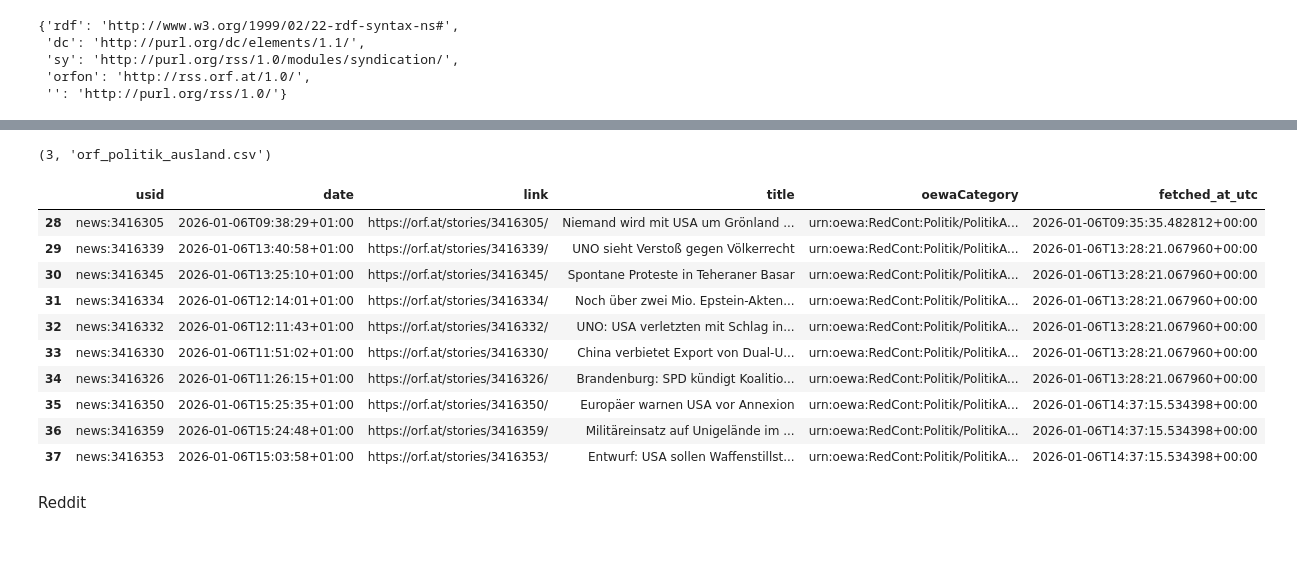
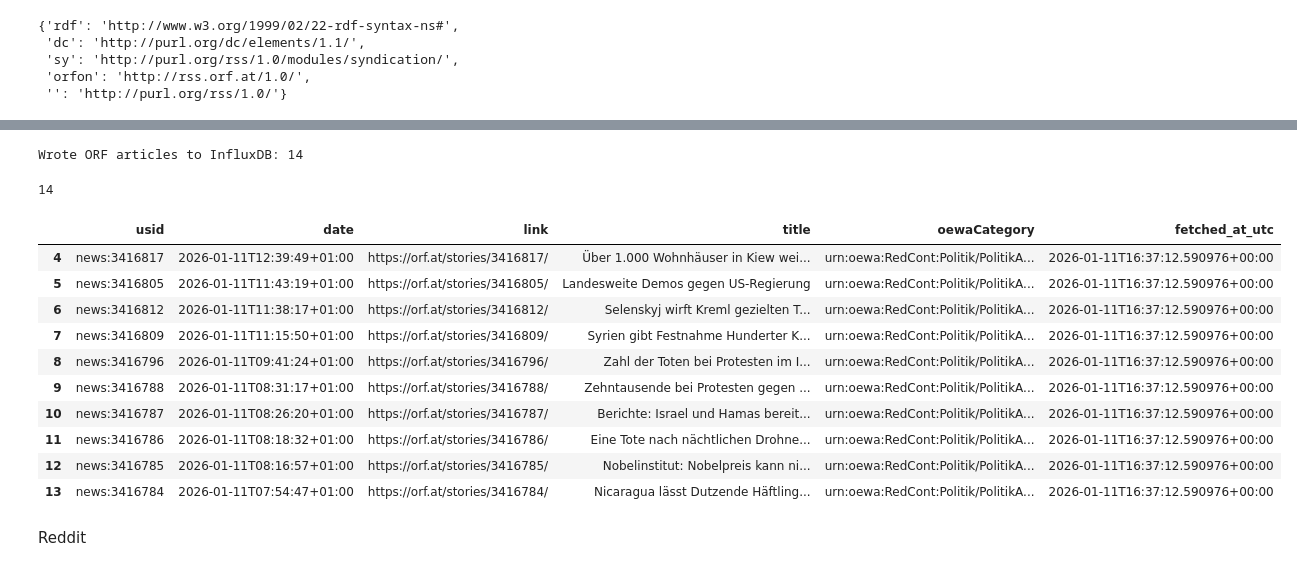
Before and after one commit to m2802h/BigData, a Jupyter notebook: Webscaping.ipynb, the cells around one changed output, grey strips where cells are left out. Drawn from its saved outputs; the diff is of its cells as text; code cells hidden in the pictures.

```diff
--- a/Webscaping.ipynb
+++ b/Webscaping.ipynb
@@ -277,52 +238,38 @@ counts.most_common(10)
 # %%
-# Cell 8 - append only new items to CSV
-FIELDNAMES = ["usid", "date", "link", "title", "oewaCategory", "fetched_at_utc"]
+# Cell 8 - DB-only: keep only new items + write to InfluxDB
+from influx_io import write_orf_articles
 
-def append_new_items(csv_path: str, items: list[dict], seen: set[str]) -> int:
-    is_new_file = not os.path.exists(csv_path)
+new_items = [it for it in filtered_items if it.get("usid") and it["usid"] not in seen_usids]
 
-    new_rows = []
-    for it in items:
-        if not it.get("usid"):
-            continue
-        if it["usid"] in seen:
-            continue
-        new_rows.append(it)
-        seen.add(it["usid"])
+written = write_orf_articles(new_items)
+print("Wrote ORF articles to InfluxDB:", written)
 
-    if not new_rows:
-        return 0
+# update local seen set (so rerunning later cells in this same session doesn't re-write)
+for it in new_items:
+    seen_usids.add(it["usid"])
 
-    with open(csv_path, "a", encoding="utf-8", newline="") as f:
-        w = csv.DictWriter(f, fieldnames=FIELDNAMES)
-        if is_new_file:
-            w.writeheader()
-        w.writerows(new_rows)
-
-    return len(new_rows)
-
-added = append_new_items(CSV_PATH, filtered_items, seen_usids)
-added, CSV_PATH
+len(new_items)
 # %% [output]
-(3, 'orf_politik_ausland.csv')
+Wrote ORF articles to InfluxDB: 14
+14
 # %%
-# Cell 9 - show latest rows quickly
+# Cell 9 - show latest rows quickly (DB-only, from current run)
 import pandas as pd
 
-df = pd.read_csv(CSV_PATH)
+df = pd.DataFrame(new_items)
 df.tail(10)
 # %% [output]
 |  | usid | date | link | title | oewaCategory | fetched_at_utc |
-| 28 | news:3416305 | 2026-01-06T09:38:29+01:00 | https://orf.at/stories/3416305/ | Niemand wird mit USA um Grönland ... | urn:oewa:RedCont:Politik/PolitikA... | 2026-01-06T09:35:35.482812+00:00 |
-| 29 | news:3416339 | 2026-01-06T13:40:58+01:00 | https://orf.at/stories/3416339/ | UNO sieht Verstoß gegen Völkerrecht | urn:oewa:RedCont:Politik/PolitikA... | 2026-01-06T13:28:21.067960+00:00 |
-| 30 | news:3416345 | 2026-01-06T13:25:10+01:00 | https://orf.at/stories/3416345/ | Spontane Proteste in Teheraner Basar | urn:oewa:RedCont:Politik/PolitikA... | 2026-01-06T13:28:21.067960+00:00 |
-| 31 | news:3416334 | 2026-01-06T12:14:01+01:00 | https://orf.at/stories/3416334/ | Noch über zwei Mio. Epstein-Akten... | urn:oewa:RedCont:Politik/PolitikA... | 2026-01-06T13:28:21.067960+00:00 |
-| 32 | news:3416332 | 2026-01-06T12:11:43+01:00 | https://orf.at/stories/3416332/ | UNO: USA verletzten mit Schlag in... | urn:oewa:RedCont:Politik/PolitikA... | 2026-01-06T13:28:21.067960+00:00 |
-| 33 | news:3416330 | 2026-01-06T11:51:02+01:00 | https://orf.at/stories/3416330/ | China verbietet Export von Dual-U... | urn:oewa:RedCont:Politik/PolitikA... | 2026-01-06T13:28:21.067960+00:00 |
-| 34 | news:3416326 | 2026-01-06T11:26:15+01:00 | https://orf.at/stories/3416326/ | Brandenburg: SPD kündigt Koalitio... | urn:oewa:RedCont:Politik/PolitikA... | 2026-01-06T13:28:21.067960+00:00 |
-| 35 | news:3416350 | 2026-01-06T15:25:35+01:00 | https://orf.at/stories/3416350/ | Europäer warnen USA vor Annexion | urn:oewa:RedCont:Politik/PolitikA... | 2026-01-06T14:37:15.534398+00:00 |
-| 36 | news:3416359 | 2026-01-06T15:24:48+01:00 | https://orf.at/stories/3416359/ | Militäreinsatz auf Unigelände im ... | urn:oewa:RedCont:Politik/PolitikA... | 2026-01-06T14:37:15.534398+00:00 |
-| 37 | news:3416353 | 2026-01-06T15:03:58+01:00 | https://orf.at/stories/3416353/ | Entwurf: USA sollen Waffenstillst... | urn:oewa:RedCont:Politik/PolitikA... | 2026-01-06T14:37:15.534398+00:00 |
+| 4 | news:3416817 | 2026-01-11T12:39:49+01:00 | https://orf.at/stories/3416817/ | Über 1.000 Wohnhäuser in Kiew wei... | urn:oewa:RedCont:Politik/PolitikA... | 2026-01-11T16:37:12.590976+00:00 |
+| 5 | news:3416805 | 2026-01-11T11:43:19+01:00 | https://orf.at/stories/3416805/ | Landesweite Demos gegen US-Regierung | urn:oewa:RedCont:Politik/PolitikA... | 2026-01-11T16:37:12.590976+00:00 |
+| 6 | news:3416812 | 2026-01-11T11:38:17+01:00 | https://orf.at/stories/3416812/ | Selenskyj wirft Kreml gezielten T... | urn:oewa:RedCont:Politik/PolitikA... | 2026-01-11T16:37:12.590976+00:00 |
+| 7 | news:3416809 | 2026-01-11T11:15:50+01:00 | https://orf.at/stories/3416809/ | Syrien gibt Festnahme Hunderter K... | urn:oewa:RedCont:Politik/PolitikA... | 2026-01-11T16:37:12.590976+00:00 |
+| 8 | news:3416796 | 2026-01-11T09:41:24+01:00 | https://orf.at/stories/3416796/ | Zahl der Toten bei Protesten im I... | urn:oewa:RedCont:Politik/PolitikA... | 2026-01-11T16:37:12.590976+00:00 |
+| 9 | news:3416788 | 2026-01-11T08:31:17+01:00 | https://orf.at/stories/3416788/ | Zehntausende bei Protesten gegen ... | urn:oewa:RedCont:Politik/PolitikA... | 2026-01-11T16:37:12.590976+00:00 |
+| 10 | news:3416787 | 2026-01-11T08:26:20+01:00 | https://orf.at/stories/3416787/ | Berichte: Israel und Hamas bereit... | urn:oewa:RedCont:Politik/PolitikA... | 2026-01-11T16:37:12.590976+00:00 |
+| 11 | news:3416786 | 2026-01-11T08:18:32+01:00 | https://orf.at/stories/3416786/ | Eine Tote nach nächtlichen Drohne... | urn:oewa:RedCont:Politik/PolitikA... | 2026-01-11T16:37:12.590976+00:00 |
+| 12 | news:3416785 | 2026-01-11T08:16:57+01:00 | https://orf.at/stories/3416785/ | Nobelinstitut: Nobelpreis kann ni... | urn:oewa:RedCont:Politik/PolitikA... | 2026-01-11T16:37:12.590976+00:00 |
+| 13 | news:3416784 | 2026-01-11T07:54:47+01:00 | https://orf.at/stories/3416784/ | Nicaragua lässt Dutzende Häftling... | urn:oewa:RedCont:Politik/PolitikA... | 2026-01-11T16:37:12.590976+00:00 |
 # %% [markdown]
 Reddit
 # %%
```
Also changed, not shown: parts of 11 cells of this notebook.
